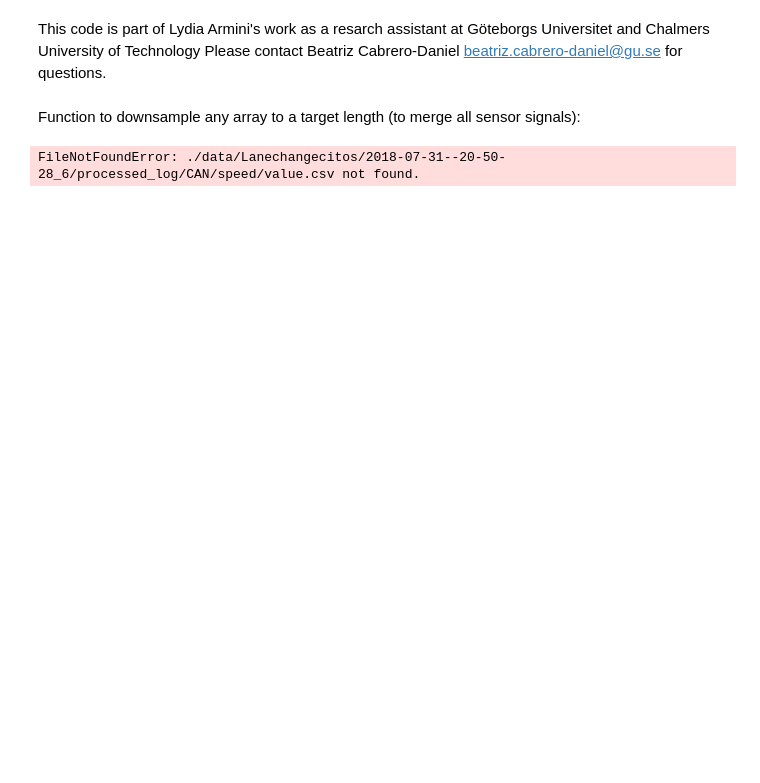
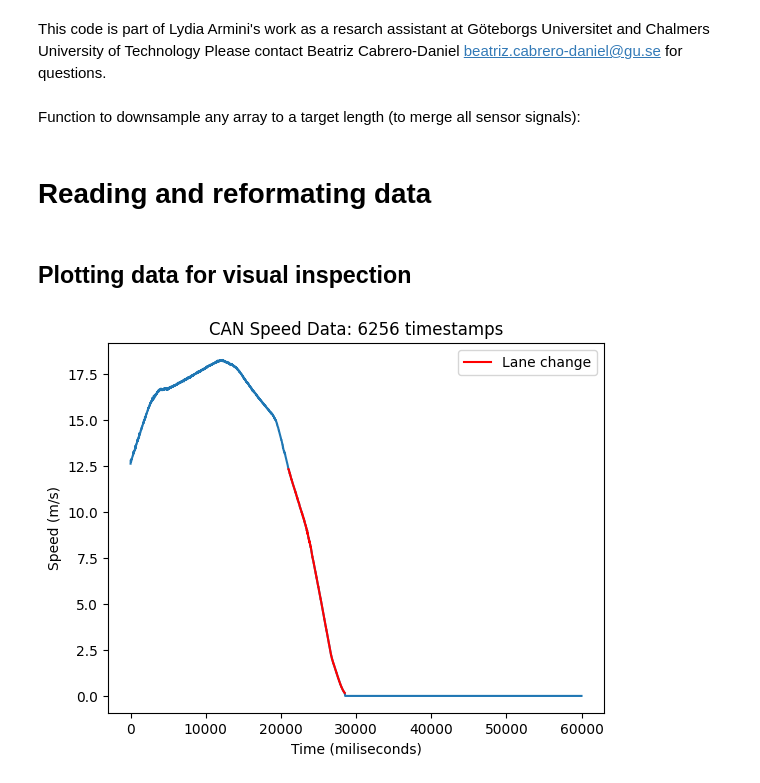
Before and after one commit to beatrizcabdan/DiverSFC, a Jupyter notebook: 251001_merge_sensor_data.ipynb, the cells around one changed output. Saved outputs shown, nothing was run; the diff lists cells and outputs as text; code cells hidden in the pictures; blank space fills up the shorter version.

Commit message:
Lydia's first analysis on the lane change data (by Daniel)

```diff
--- a/251001_merge_sensor_data.ipynb
+++ b/251001_merge_sensor_data.ipynb
@@ -112,26 +112,33 @@ def PlotValues(df, listOfColumnNames):
         ax.set_xlabel('Time (miliseconds)')
         ax[i] = ax.plot()
     return
+# %% [markdown]
+# Reading and reformating data
+# %%
+parentFolder = 'input_data/Lanechangecitos/'
+date = '2018-07-31--20-50-28_6'
+
+DataToCSV(date=date, parentFolder=parentFolder)
+data = pd.read_csv(parentFolder + date + "/" + date + "_merged_data_sensor.csv")
+
+times = data['Time (miliseconds)']
+values = data['Speed (m/s)']
+times_lc = times[data['Lane change 1'] == 1]
+values_lc = values[data['Lane change 1'] == 1]
+# %% [markdown]
+## Plotting data for visual inspection
 # %%
-date = '2018-07-31--20-50-28_6'
-DataToCSV(date=date)
-data = pd.read_csv('./data/Lanechangecitos/' + date + "/" + date + "_merged_data_sensor.csv")
-
-times = data['Time (miliseconds)']
-values = data['Speed (m/s)']
-times_lc = times[data['Lane change 1'] == 1]
-values_lc = values[data['Lane change 1'] == 1]
 
 fig, ax = plt.subplots(nrows=1)
 ax.plot(times, values)
 ax.plot(times[data['Lane change 1'] == 1], values[data['Lane change 1'] == 1], color='red', label ='Lane change')
 ax.set_title(f'CAN Speed Data: {times.shape[0]} timestamps')
 ax.set_ylabel('Speed (m/s)')
 ax.set_xlabel('Time (miliseconds)')
 ax.legend()
 #plt.savefig('./figs/plots_2018-07-27--06-03-57_3/speed.png')
 plt.show()
 # %% [output]
-FileNotFoundError: ./data/Lanechangecitos/2018-07-31--20-50-28_6/processed_log/CAN/speed/value.csv not found.
+[figure, added]
 # %%
 values = data['Steering angle (deg)']
```
Also changed, not shown: parts of 4 cells of this notebook.
